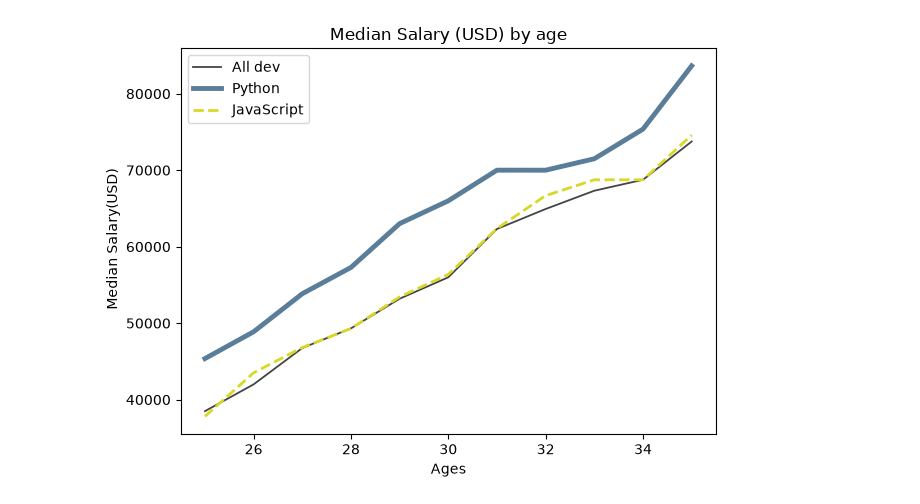
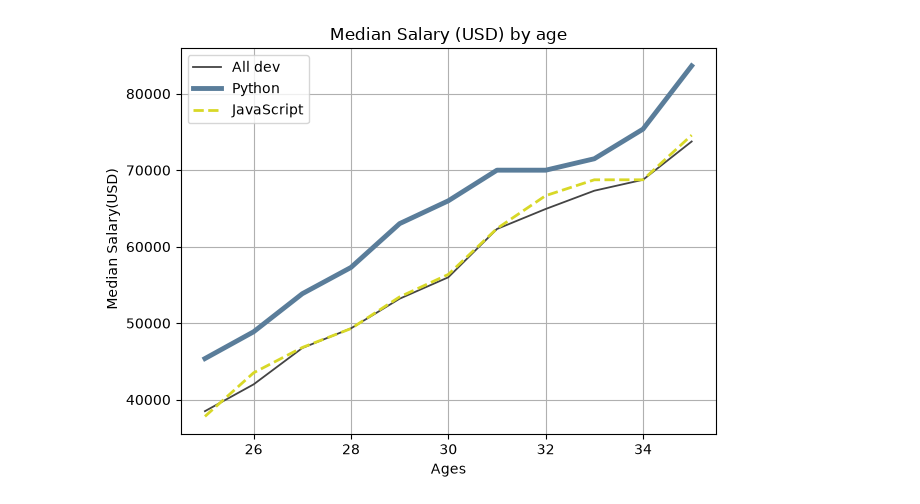
Before and after one commit to certifiedslidder-sudo/Matplotlib, a Jupyter notebook: demo.ipynb, the cells around one changed output. Saved outputs shown, nothing was run; the diff lists cells and outputs as text; code cells hidden in the pictures.

Commit message:
adding grid

```diff
--- a/demo.ipynb
+++ b/demo.ipynb
@@ -18,28 +18,28 @@ from matplotlib import pyplot as plt
 # %%
 ages_x = [25, 26, 27, 28, 29, 30, 31, 32, 33, 34, 35]  # x axis,age
 dev_y = [38496, 42000, 46752, 49320, 53200,
          56000, 62316, 64928, 67317, 68748, 73752]  # y axis, salary
 plt.plot(ages_x,dev_y , color ='#444444',linewidth = 1.3, linestyle ='-', label ='All dev')     # adding hex value(2r,2g,2b)
 # Median Python Developer Salaries by Age
 py_dev_y = [45372, 48876, 53850, 57287, 63016,
             65998, 70003, 70000, 71496, 75370, 83640]
 # format string , [marker][line][color]
 # plt.plot(ages_x, py_dev_y,'b-', label ='Python')     # general way
 plt.plot(ages_x,py_dev_y,color = '#5a7d9a',linewidth = 3.5,linestyle ='-', label = 'Python')    # here i formatted via argument
 
 # Median JavaScript Developer Salaries by Age
 js_dev_y = [37810, 43515, 46823, 49293, 53437,
             56373, 62375, 66674, 68745, 68746, 74583]
 plt.plot(ages_x,js_dev_y,color = "#d8d827",linewidth = 2, linestyle ='--', label = 'JavaScript')
 
 plt.xlabel('Ages')
 plt.ylabel(' Median Salary(USD)')
 plt.title('Median Salary (USD) by age')
 #plt.legend(['All Devs' , 'Python'])   for this you need to know  the order of things added in the plot. use lebel like above
 plt.legend()
 
-
-plt.tight_layout()
+plt.grid(True)        # adding grid
+plt.tight_layout()    # adding padding
 plt.show()
 # %% [output]
-[figure, old version]
+[figure, new version]
```
